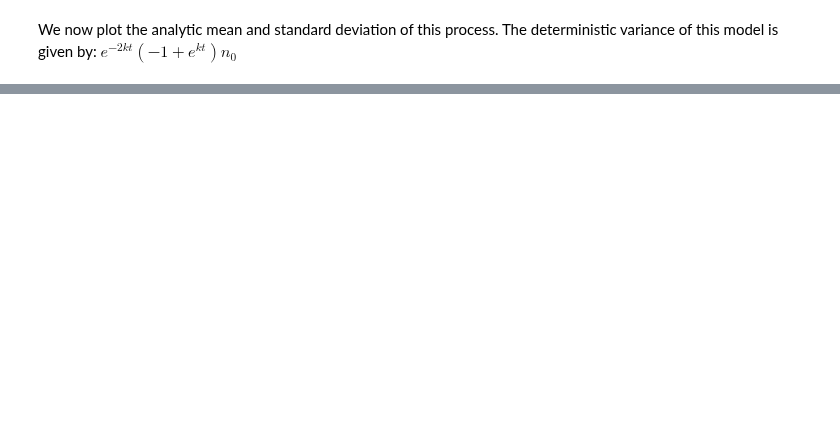
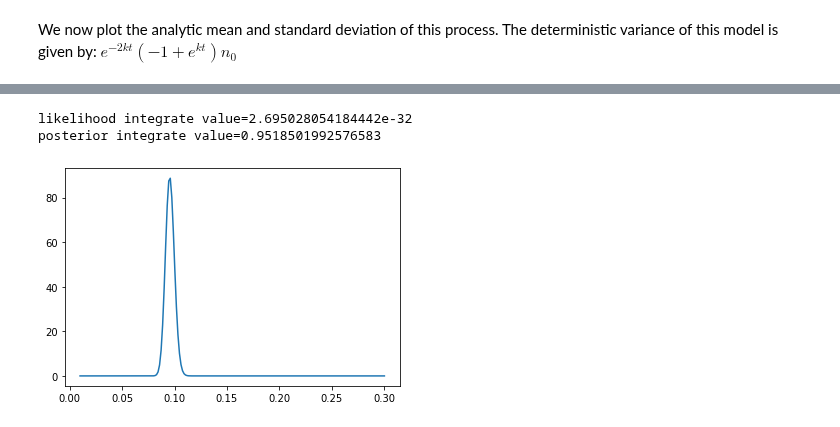
Before and after one commit to pints-team/pints, a Jupyter notebook: examples/toy/model-stochastic-degradation.ipynb, the cells around one changed output, grey strips where cells are left out. Saved outputs shown, nothing was run; the diff lists cells and outputs as text; code cells hidden in the pictures; blank space fills up the shorter version.

```diff
--- a/examples/toy/model-stochastic-degradation.ipynb
+++ b/examples/toy/model-stochastic-degradation.ipynb
@@ -61,0 +79,58 @@ plt.show()
+# %%
+np.random.seed(0)
+
+from math import comb
+
+n_0 = 20
+
+# Probability for one data point
+def compute_prob(n, t, k):
+    exp_term = np.exp(-k * n * t)
+    comb_term = comb(n_0, int(n))
+    t_term = (1 - np.exp(-k * t))
+    return exp_term * comb_term * (t_term ** (n_0 - n))
+
+# Probability for multiple data points
+def prob_gen(data, times, k):
+    all_prob = 1.0
+    for i in range(len(data)):
+        computed_prob = compute_prob(data[i][0], times[i], k)
+        all_prob *= computed_prob
+    return all_prob
+
+
+# Compute integral
+from scipy import integrate
+
+func = lambda x : prob_gen(values, times, x)
+int_val = integrate.quad(func, 0.01, 0.3)
+print("likelihood integrate value="+str(int_val[0]))
+
+# True posterior
+def posterior(data, times, k):
+    return prob_gen(data, times, k) / int_val[0]
+
+thetas = np.linspace(0.01, 0.3, 200)
+true_prob = []
+for i in range(len(thetas)):
+    true_prob.append(posterior(values, times, thetas[i]))
+
+v_func = lambda x : posterior(values, times, x)
+i_val = integrate.quad(v_func, 0.01, 0.3)
+
+print("posterior integrate value="+str(i_val[0]))
+# %% [output]
+likelihood integrate value=2.695028054184442e-32
+posterior integrate value=0.9518501992576583
+# %%
+plt.plot(thetas, true_prob)
+
+import os
+
+__file = r"C:\Users\Victor\Desktop\disertation_2022\background"
+
+my_path = os.path.abspath(__file)
+
+plt.savefig(my_path + '/degradation_ex3.pdf')
+# %% [output]
+[figure, added]
```
Also changed, not shown: parts of 3 cells of this notebook, 2 other files.
